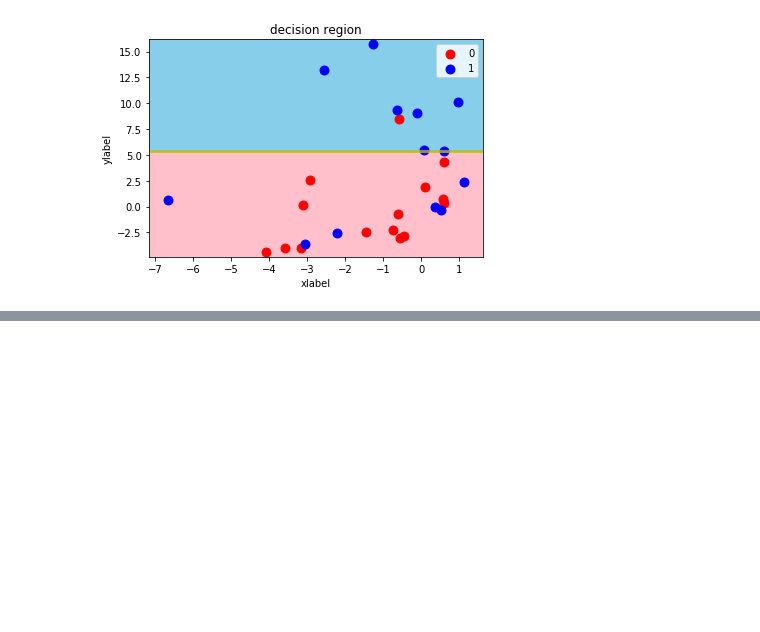
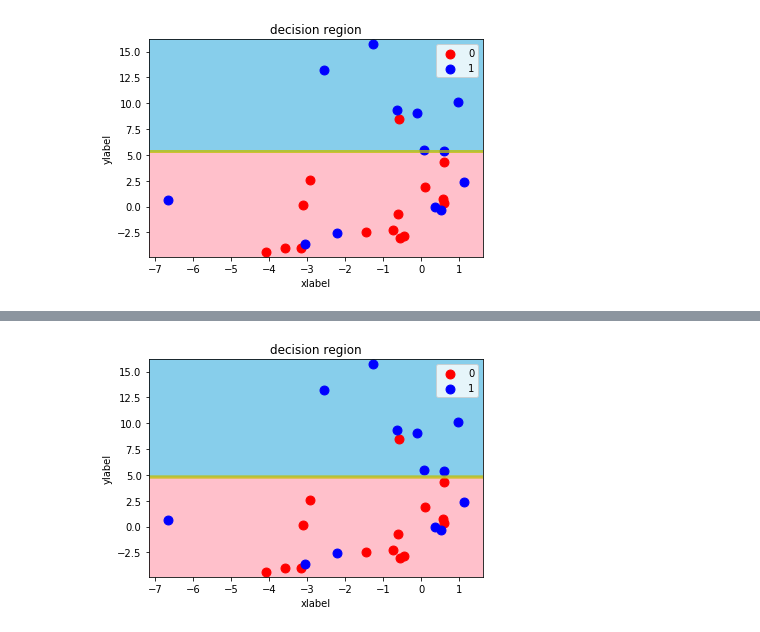
Before and after one commit to shuya106/diveintocode-ml, a Jupyter notebook: sprint/sprint6.ipynb, the cells around one changed output, grey strips where cells are left out. Saved outputs shown, nothing was run; the diff lists cells and outputs as text; code cells hidden in the pictures; blank space fills up the shorter version.

```diff
--- a/sprint/sprint6.ipynb
+++ b/sprint/sprint6.ipynb
@@ -231,3 +232,7 @@ def decision_region(X_train, y_train, model, step=0.01, title='decision region',
 decision_region(X_train, y_train, sdt, target_names=["0", "1"])
 # %% [output]
 [figure]
+# %%
+skl_Dtree = DecisionTreeClassifier(max_depth=1)
+skl_Dtree.fit(X_train, y_train)
+y_pred_skl = skl_Dtree.predict(X_test)
@@ -233,0 +253,4 @@ decision_region(X_train, y_train, sdt, target_names=["0", "1"])
+# %%
+decision_region(X_train, y_train, skl_Dtree, target_names=["0", "1"])
+# %% [output]
+[figure, added]
```
Also changed, not shown: parts of 2 cells of this notebook.
